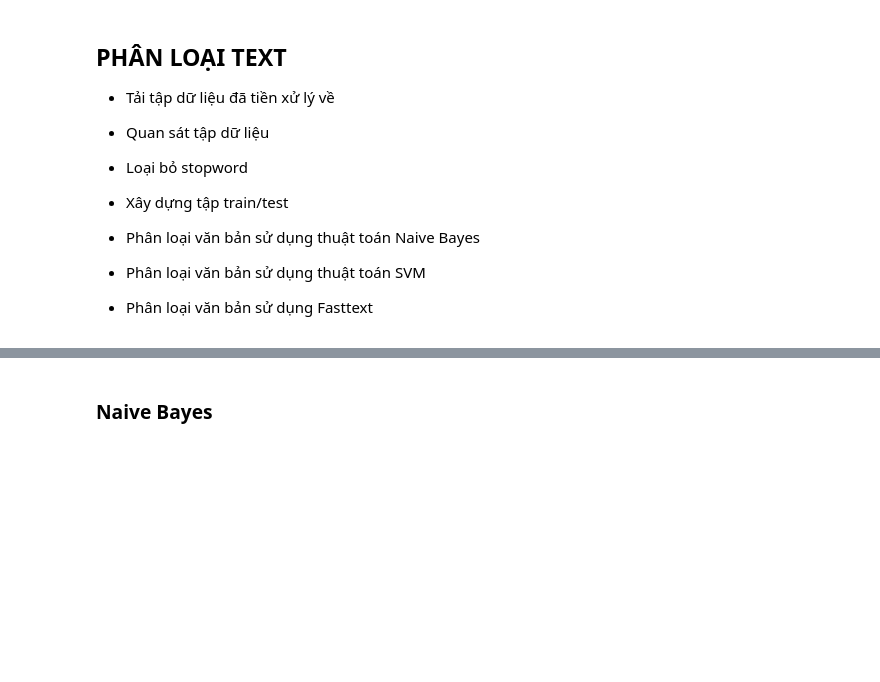
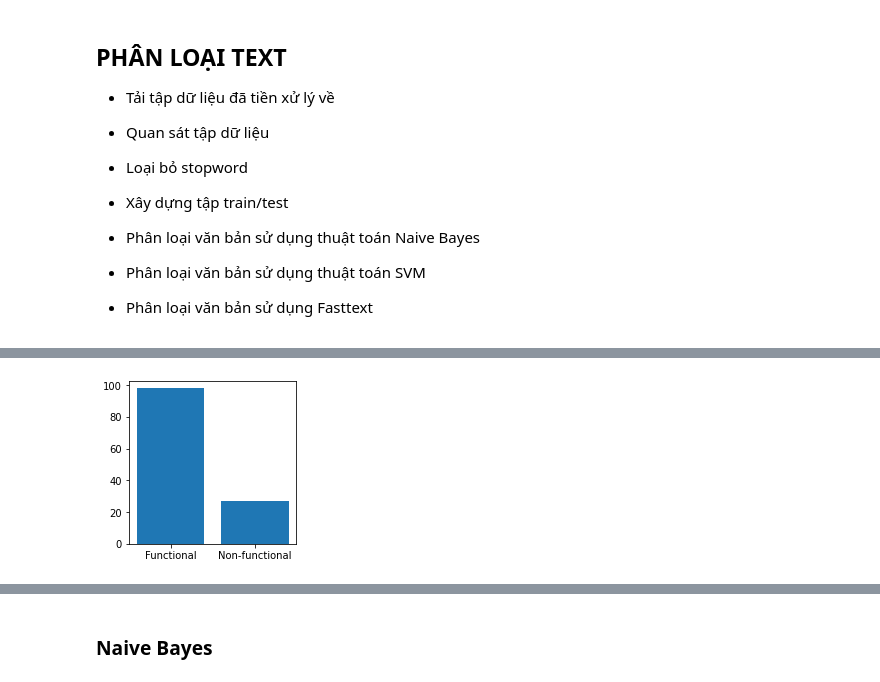
Before and after one commit to nhamct/Software-Requirement-Classification, a Jupyter notebook: Software_Requirement_Classification_Vietnamese.ipynb, the cells around one changed output, grey strips where cells are left out. Saved outputs shown, nothing was run; the diff lists cells and outputs as text; code cells hidden in the pictures; blank space fills up the shorter version.

```diff
--- a/Software_Requirement_Classification_Vietnamese.ipynb
+++ b/Software_Requirement_Classification_Vietnamese.ipynb
@@ -244,3 +256,18 @@ __label__NF 27
+# %%
+F = (131)
+NF = (91)
+
+data = {'Functional': 98, 'Non-functional': 27}
+names = list(data.keys())
+values = list(data.values())
+
+fig, axs = plt.subplots(1, 1, figsize=(3, 3), sharey=True)
+axs.bar(names, values)
+
+#fig.suptitle('Statistics of requirements by functional & non-functional')
+plt.show()
+# %% [output]
+[figure, added]
 # %%
 # Thống kê các word xuất hiện ở tất cả các nhãn
 total_label = 18
```
Also changed, not shown: parts of 19 cells of this notebook.
